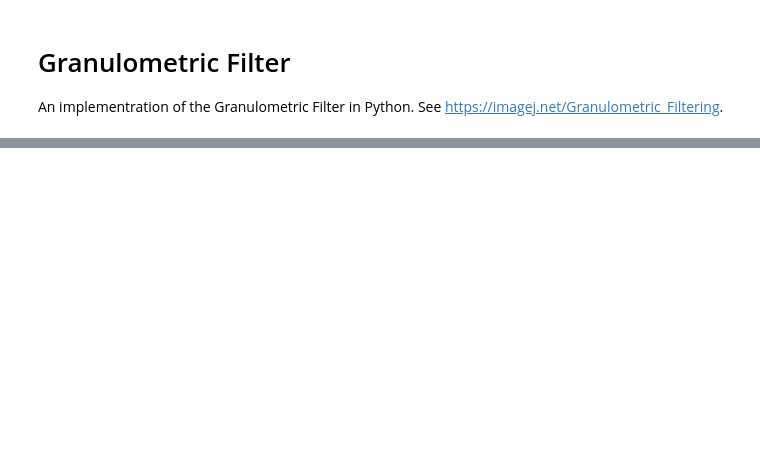
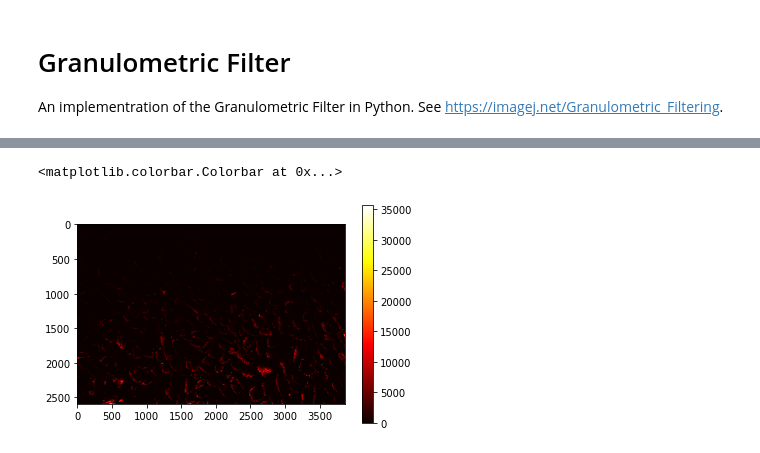
Before and after one commit to rileyalankirk/Granulometric-Filtering, a Jupyter notebook: granulometric_filter.ipynb, the cells around one changed output, grey strips where cells are left out. Saved outputs shown, nothing was run; the diff lists cells and outputs as text; code cells hidden in the pictures; blank space fills up the shorter version.

Commit message:
Add images and struct dilation along with minimal code

```diff
--- a/granulometric_filter.ipynb
+++ b/granulometric_filter.ipynb
@@ -67,0 +28,46 @@ def granulometric_filter(im, fltr=[1,1,1,1], remove_edge=True):
+# %%
+def step_struct(struct, step):
+    '''Dilates a struct step times for granulometric filtering'''
+    # Dilate struct step times
+    for i in range(step):
+        # If struct has values on the edge, expand it so that values of the dilation are not truncated
+        if (struct[0]+struct[-1]).sum() + (struct[:,0]+struct[:,-1]).sum() > 0:
+            struct = np.pad(struct, 1)
+        struct = ndi.binary_dilation(struct, struct)
+    return struct
+
+def granulometric_filter(im, struct=None, radius=9, step=1):
+    '''
+        im: a grayscale image
+        struct: a structure for mathematical morphological computations
+        radius: the smallest radius of the expected particles
+        step: the step to add to radius for the largest radius of the expected particles
+    '''
+    # TODO: Step 1
+    if struct is None or isinstance(str, struct):
+        if struct == 'full':
+            struct_min = ndi.generate_binary_structure(2, 2)
+        else: # default is plus so struct == 'plus' falls into this block
+            struct_min = ndi.generate_binary_structure(2, 1)
+        struct_min = step_struct(struct_min, radius - 1) # Step struct to radius size; technically radius + 0.5
+    else:
+        struct_min = struct # Assumed to be correct size; radius is ignored
+    struct_max = step_struct(struct_min, step)
+    # Granulometry of image
+    im_min = ndi.binary_opening(im, struct_min)
+    im_max = ndi.binary_opening(im, struct_max)
+    diff = im_min & (~im_max)
+    result = ndi.binary_opening(diff, struct_min)
+    # Compute G(d)
+
+
+    # TODO: Step 2
+
+    return result
+# %%
+out = granulometric_filter(binary, radius=9, step=2)
+plt.imshow(out, cmap='hot')
+plt.colorbar()
+# %% [output]
+<matplotlib.colorbar.Colorbar at 0x...>
+[figure, added]
```
Also changed, not shown: parts of 6 cells of this notebook, 3 other files.
